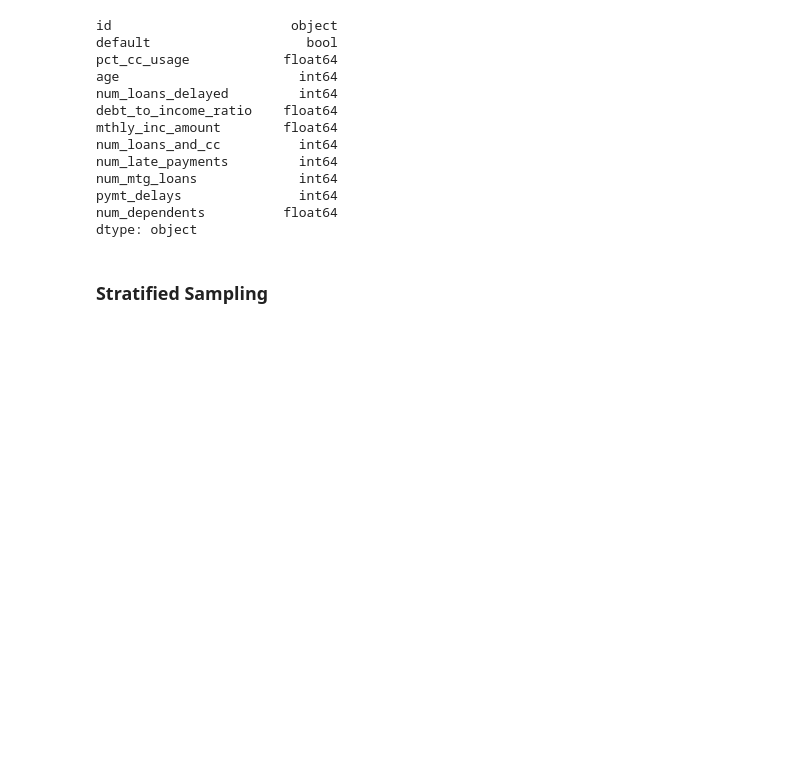
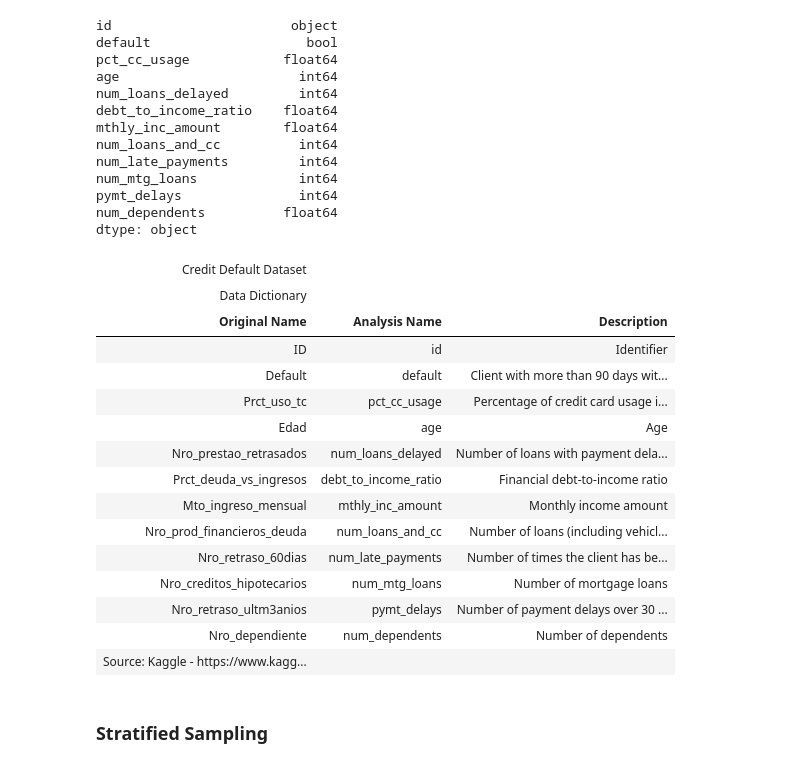
Before and after one commit to joxborrow/loan_default, a Jupyter notebook: credit_default_tech_report.ipynb, the cells around one changed output. Saved outputs shown, nothing was run; the diff lists cells and outputs as text; code cells hidden in the pictures; blank space fills up the shorter version.

```diff
--- a/credit_card_default.ipynb
+++ b/credit_default_tech_report.ipynb
@@ -84,6 +87,44 @@ num_mtg_loans             int64
 pymt_delays               int64
 num_dependents          float64
 dtype: object
+# %%
+# Create data dictionary for report inclusion
+data_dict = pd.DataFrame({'Original Name':[key for key, value in name_dict.items()],
+                          'Analysis Name':[value for key, value in name_dict.items()],
+                          'Description':['Identifier',
+                                         'Client with more than 90 days without paying their loan',
+                                         'Percentage of credit card usage in the last month',
+                                         'Age',
+                                         'Number of loans with payment delays of more than 3 months in the last 3 years',
+                                         'Financial debt-to-income ratio',
+                                         'Monthly income amount',
+                                         'Number of loans (including vehicle or mortgage loans) and number of credit cards last year',
+                                         'Number of times the client has been over 60 days late in the last 3 years',
+                                         'Number of mortgage loans',
+                                         'Number of payment delays over 30 days in the last 3 years',
+                                         'Number of dependents']})
+
+(GT(data_dict)
+ .tab_header(title='Credit Default Dataset', subtitle='Data Dictionary')
+ .tab_source_note(source_note=md('Source: Kaggle - https://www.kaggle.com/datasets/hugoferquiroz/credit-default-only-numbers'))
+).save('assets/data_dictionary.png')
+# %% [output]
+| Credit Default Dataset |  |  |
+| Data Dictionary |  |  |
+| Original Name | Analysis Name | Description |
+| ID | id | Identifier |
+| Default | default | Client with more than 90 days wit... |
+| Prct_uso_tc | pct_cc_usage | Percentage of credit card usage i... |
+| Edad | age | Age |
+| Nro_prestao_retrasados | num_loans_delayed | Number of loans with payment dela... |
+| Prct_deuda_vs_ingresos | debt_to_income_ratio | Financial debt-to-income ratio |
+| Mto_ingreso_mensual | mthly_inc_amount | Monthly income amount |
+| Nro_prod_financieros_deuda | num_loans_and_cc | Number of loans (including vehicl... |
+| Nro_retraso_60dias | num_late_payments | Number of times the client has be... |
+| Nro_creditos_hipotecarios | num_mtg_loans | Number of mortgage loans |
+| Nro_retraso_ultm3anios | pymt_delays | Number of payment delays over 30 ... |
+| Nro_dependiente | num_dependents | Number of dependents |
+| Source: Kaggle - https://www.kagg... |  |  |
 # %% [markdown]
 ### Stratified Sampling
 # %%
```
Also changed, not shown: parts of 11 cells of this notebook, 10 other files.
